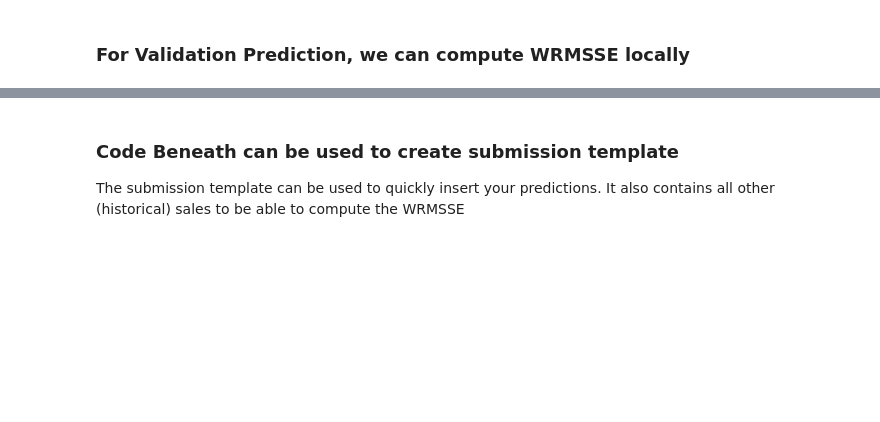
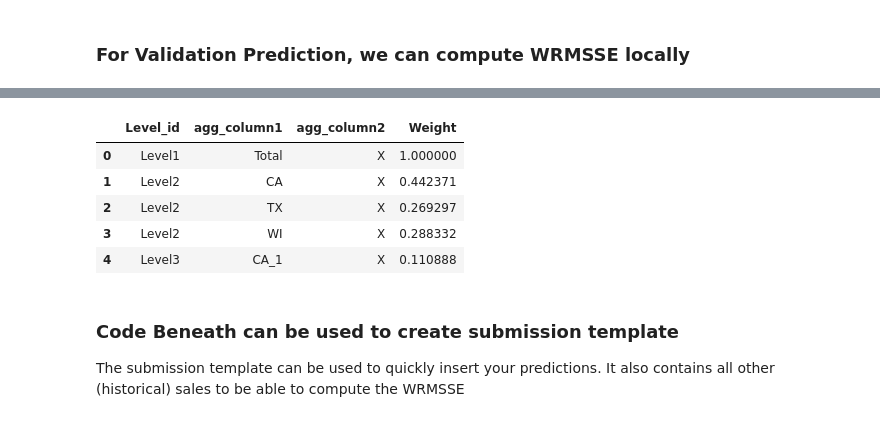
Before and after one commit to CodingNoob234/m5-forecasting-uncertainty, a Jupyter notebook: code/un_training_model_quantiles.ipynb, the cells around one changed output, grey strips where cells are left out. Cells and saved outputs as stored; diff of their text form; code cells hidden in the pictures; blank space fills up the shorter version.

Commit message:
cv with wspl working now

```diff
--- a/code/un_training_model_quantiles.ipynb
+++ b/code/un_training_model_quantiles.ipynb
@@ -352,3 +453,12 @@ cross_validation_on_validation_set(apply_max_zero=False, df_sub_val=df_sub_val)
+# %%
+WSPL(p)
+# %% [output]
+|  | Level_id | agg_column1 | agg_column2 | Weight |
+| 0 | Level1 | Total | X | 1.000000 |
+| 1 | Level2 | CA | X | 0.442371 |
+| 2 | Level2 | TX | X | 0.269297 |
+| 3 | Level2 | WI | X | 0.288332 |
+| 4 | Level3 | CA_1 | X | 0.110888 |
 # %% [markdown]
 ### Code Beneath can be used to create submission template
 The submission template can be used to quickly insert your predictions.
```
Also changed, not shown: parts of 15 cells of this notebook, 4 other files.
